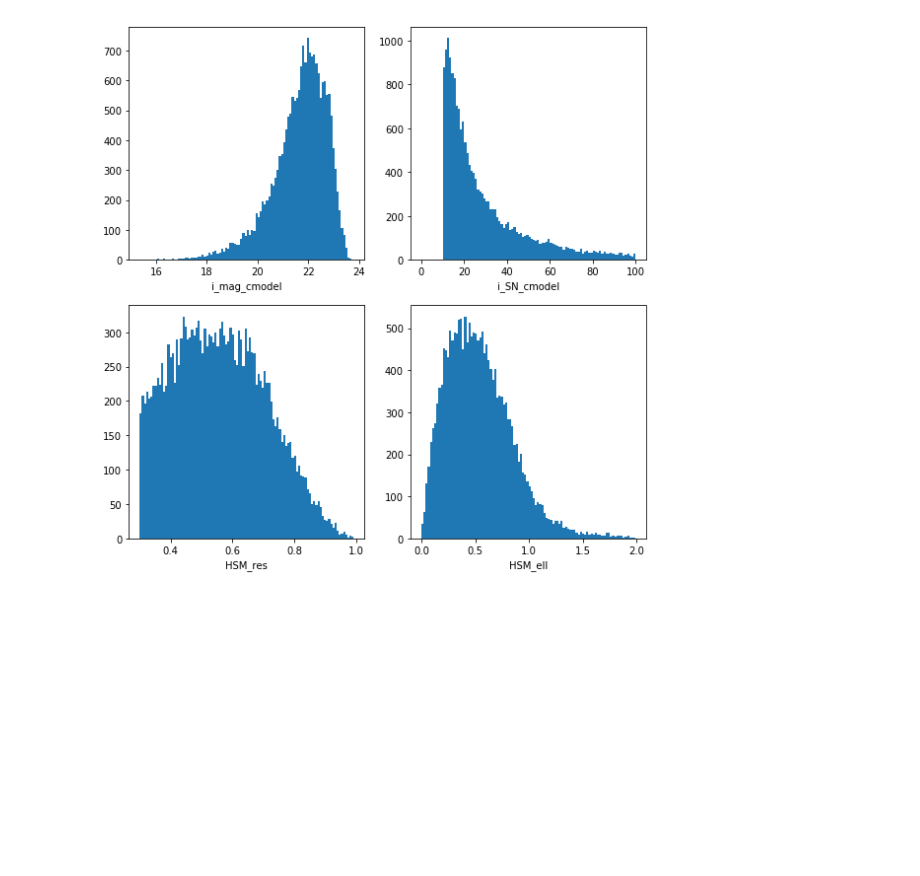
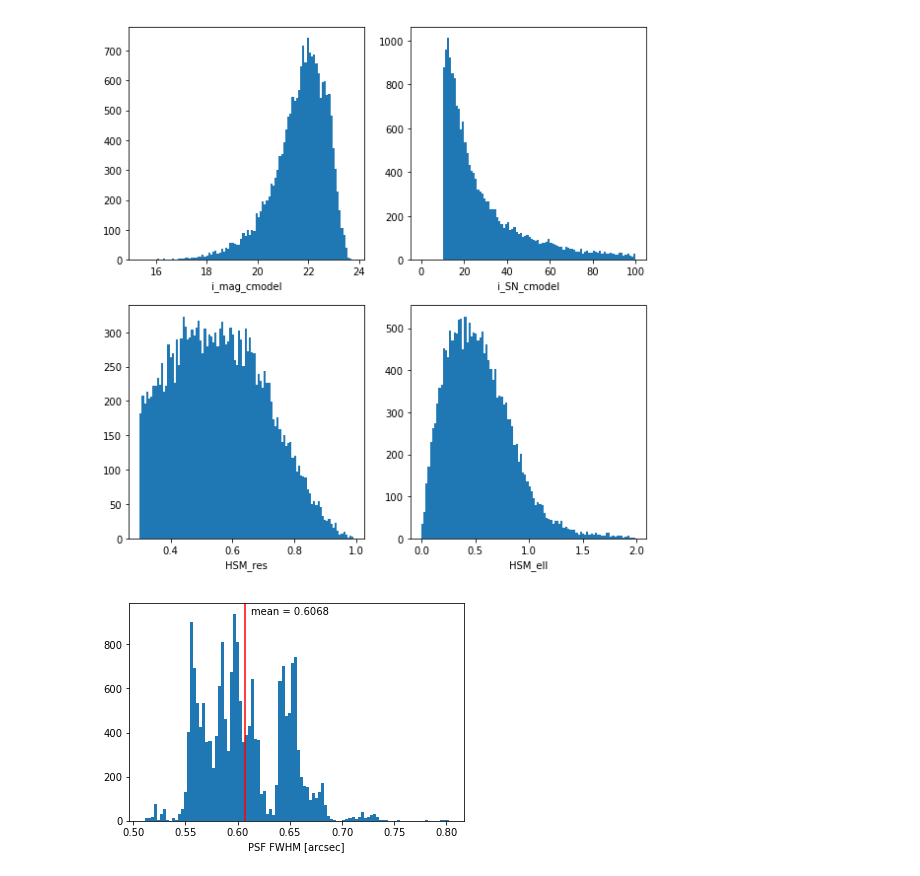
Before and after one commit to LSSTDESC/DC2-production, a Jupyter notebook: Notebooks/DC2 Static Coadd Catalog reader.ipynb, the cells around one changed output. Drawn from its saved outputs; the diff is of its cells as text; code cells hidden in the pictures; blank space fills up the shorter version.

Commit message:
add PSF plot and update python path in example notebook

```diff
--- a/Notebooks/DC2 Static Coadd Catalog reader.ipynb
+++ b/Notebooks/DC2 Static Coadd Catalog reader.ipynb
@@ -89,10 +89,21 @@ plt.ylabel('$r-i$');
 
 Here's an example from https://github.com/LSSTDESC/DC2_Repo/blob/issues/155/Validation/lensing_distributions.ipynb
 # %%
-catalog.add_quantity_modifier('i_mag_cmodel', (lambda x: -2.5 * np.log10(x) + 27.0, 'i_modelfit_CModel_flux'), overwrite=True)
-catalog.add_quantity_modifier('i_SN_cmodel', (np.divide, 'i_modelfit_CModel_flux', 'i_modelfit_CModel_fluxSigma'), overwrite=True)
-catalog.add_quantity_modifier('HSM_res', 'ext_shapeHSM_HsmShapeRegauss_resolution', overwrite=True)
-catalog.add_quantity_modifier('HSM_ell', (np.hypot, 'ext_shapeHSM_HsmShapeRegauss_e1', 'ext_shapeHSM_HsmShapeRegauss_e2'), overwrite=True)
+catalog.add_quantity_modifier('i_mag_cmodel',
+                              (lambda x: -2.5 * np.log10(x) + 27.0, 'i_modelfit_CModel_flux'),
+                              overwrite=True)
+catalog.add_quantity_modifier('i_SN_cmodel',
+                              (np.divide, 'i_modelfit_CModel_flux', 'i_modelfit_CModel_fluxSigma'),
+                              overwrite=True)
+catalog.add_quantity_modifier('HSM_res',
+                              'ext_shapeHSM_HsmShapeRegauss_resolution',
+                              overwrite=True)
+catalog.add_quantity_modifier('HSM_ell',
+                              (np.hypot, 'ext_shapeHSM_HsmShapeRegauss_e1', 'ext_shapeHSM_HsmShapeRegauss_e2'),
+                              overwrite=True)
+catalog.add_quantity_modifier('psf_size',
+                              (lambda xx, yy, xy: 0.168*2.355*(xx*yy - xy*xy)**0.25, 'i_base_SdssShape_psf_xx', 'i_base_SdssShape_psf_yy', 'i_base_SdssShape_psf_xy'),
+                              overwrite=True)
 # %%
 # Lensing cuts based on Mandelbaum 2017 (arxiv 1705.06745)
 
@@ -120,7 +131,7 @@ lensing_cuts = [
 ]
 # %%
 tract_number = 4637
-quantities = ['i_mag_cmodel', 'i_SN_cmodel', 'HSM_res', 'HSM_ell']
+quantities = ['i_mag_cmodel', 'i_SN_cmodel', 'HSM_res', 'HSM_ell', 'psf_size']
 d = catalog.get_quantities(quantities,
                            filters=lensing_cuts,
                            native_filters=[(lambda x: x==tract_number, 'tract')])
@@ -132,3 +143,12 @@ for ax_this, quantity in zip(ax.flat, quantities):
 fig.tight_layout()
 # %% [output]
 [figure]
+# %%
+fig, ax = plt.subplots()
+ax.hist(d['psf_size'], 100);
+mean = d['psf_size'].mean()
+ax.axvline(mean, c='r');
+ax.text(mean*1.01, ax.get_ylim()[1]*0.95, 'mean = {:.4g}'.format(mean));
+ax.set_xlabel('PSF FWHM [arcsec]');
+# %% [output]
+[figure, added]
```
Also changed, not shown: parts of 1 cell of this notebook.
